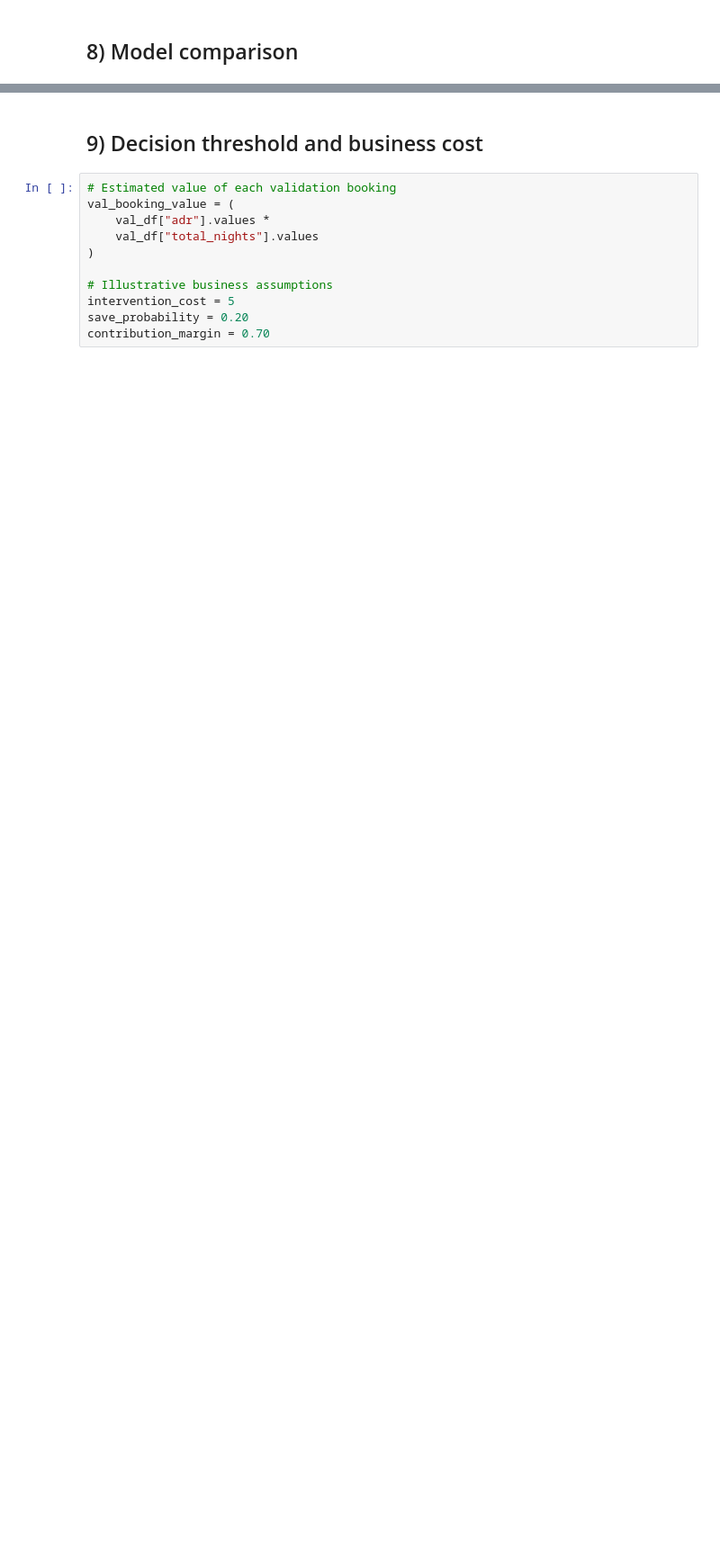
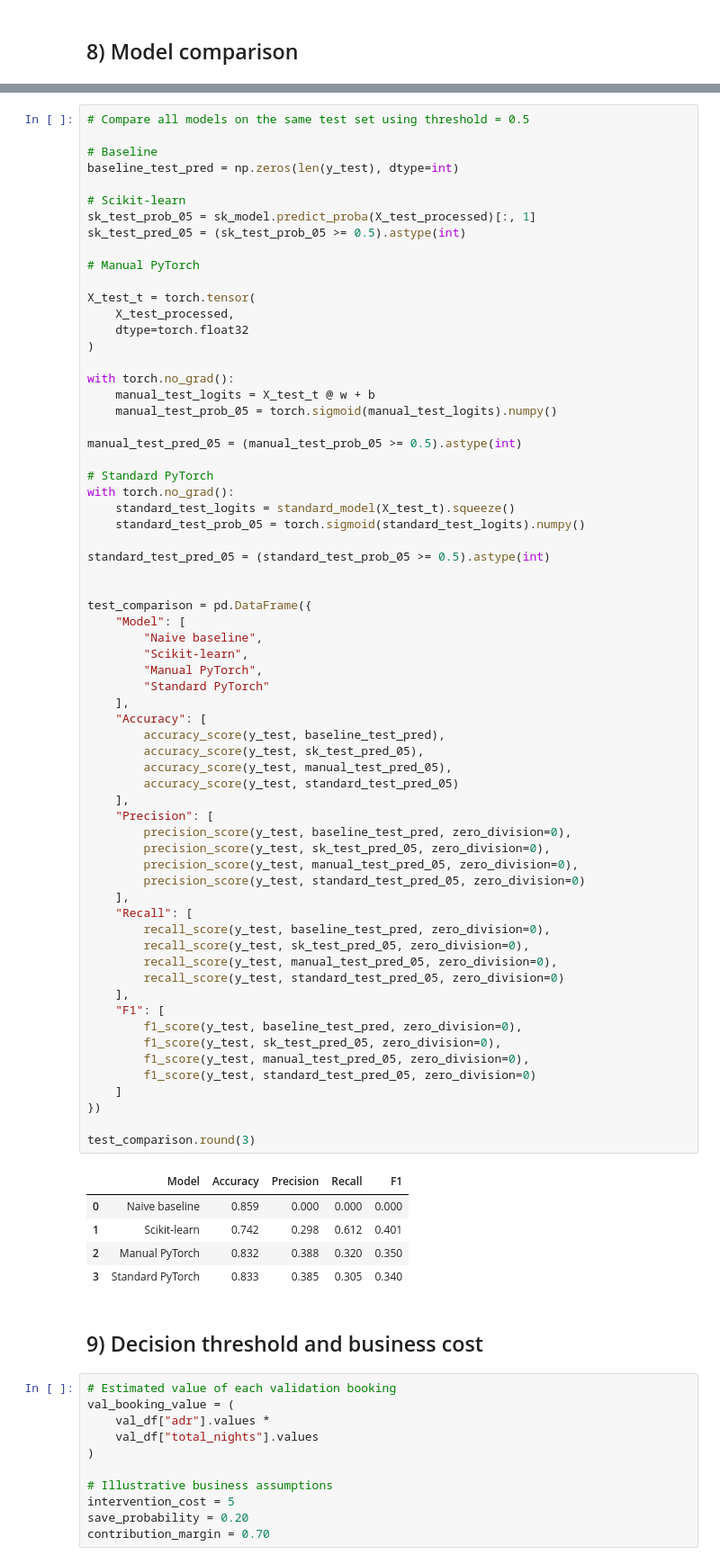
Before and after one commit to jacoboalonsista33/daiist-assignment-1, a Jupyter notebook: train.ipynb, the cells around one changed output, grey strips where cells are left out. Shown at 90% size. Cells and saved outputs as stored; diff of their text form; blank space fills up the shorter version.

Commit message:
Finalize report and model comparison

```diff
--- a/train.ipynb
+++ b/train.ipynb
@@ -706,3 +708,74 @@ Standard PyTorch
+# %%
+# Compare all models on the same test set using threshold = 0.5
+
+# Baseline
+baseline_test_pred = np.zeros(len(y_test), dtype=int)
+
+# Scikit-learn
+sk_test_prob_05 = sk_model.predict_proba(X_test_processed)[:, 1]
+sk_test_pred_05 = (sk_test_prob_05 >= 0.5).astype(int)
+
+# Manual PyTorch
+
+X_test_t = torch.tensor(
+    X_test_processed,
+    dtype=torch.float32
+)
+
+with torch.no_grad():
+    manual_test_logits = X_test_t @ w + b
+    manual_test_prob_05 = torch.sigmoid(manual_test_logits).numpy()
+
+manual_test_pred_05 = (manual_test_prob_05 >= 0.5).astype(int)
+
+# Standard PyTorch
+with torch.no_grad():
+    standard_test_logits = standard_model(X_test_t).squeeze()
+    standard_test_prob_05 = torch.sigmoid(standard_test_logits).numpy()
+
+standard_test_pred_05 = (standard_test_prob_05 >= 0.5).astype(int)
+
+
+test_comparison = pd.DataFrame({
+    "Model": [
+        "Naive baseline",
+        "Scikit-learn",
+        "Manual PyTorch",
+        "Standard PyTorch"
+    ],
+    "Accuracy": [
+        accuracy_score(y_test, baseline_test_pred),
+        accuracy_score(y_test, sk_test_pred_05),
+        accuracy_score(y_test, manual_test_pred_05),
+        accuracy_score(y_test, standard_test_pred_05)
+    ],
+    "Precision": [
+        precision_score(y_test, baseline_test_pred, zero_division=0),
+        precision_score(y_test, sk_test_pred_05, zero_division=0),
+        precision_score(y_test, manual_test_pred_05, zero_division=0),
+        precision_score(y_test, standard_test_pred_05, zero_division=0)
+    ],
+    "Recall": [
+        recall_score(y_test, baseline_test_pred, zero_division=0),
+        recall_score(y_test, sk_test_pred_05, zero_division=0),
+        recall_score(y_test, manual_test_pred_05, zero_division=0),
+        recall_score(y_test, standard_test_pred_05, zero_division=0)
+    ],
+    "F1": [
+        f1_score(y_test, baseline_test_pred, zero_division=0),
+        f1_score(y_test, sk_test_pred_05, zero_division=0),
+        f1_score(y_test, manual_test_pred_05, zero_division=0),
+        f1_score(y_test, standard_test_pred_05, zero_division=0)
+    ]
+})
+
+test_comparison.round(3)
+# %% [output]
+|  | Model | Accuracy | Precision | Recall | F1 |
+| 0 | Naive baseline | 0.859 | 0.000 | 0.000 | 0.000 |
+| 1 | Scikit-learn | 0.742 | 0.298 | 0.612 | 0.401 |
+| 2 | Manual PyTorch | 0.832 | 0.388 | 0.320 | 0.350 |
+| 3 | Standard PyTorch | 0.833 | 0.385 | 0.305 | 0.340 |
 # %% [markdown]
 ## 9) Decision threshold and business cost
 # %%
```
Also changed, not shown: parts of 6 cells of this notebook, 2 other files.
